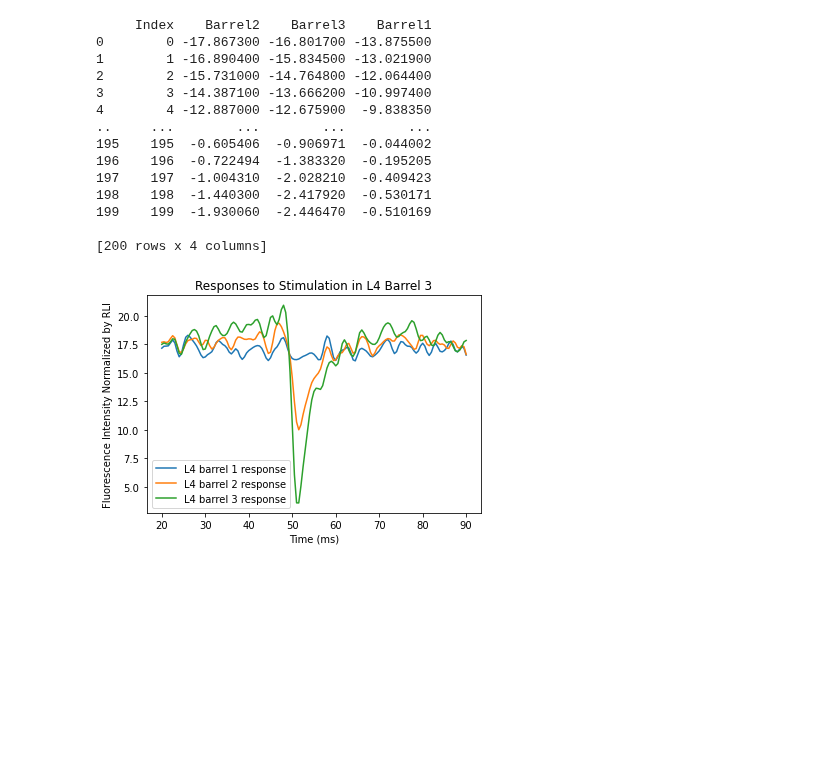
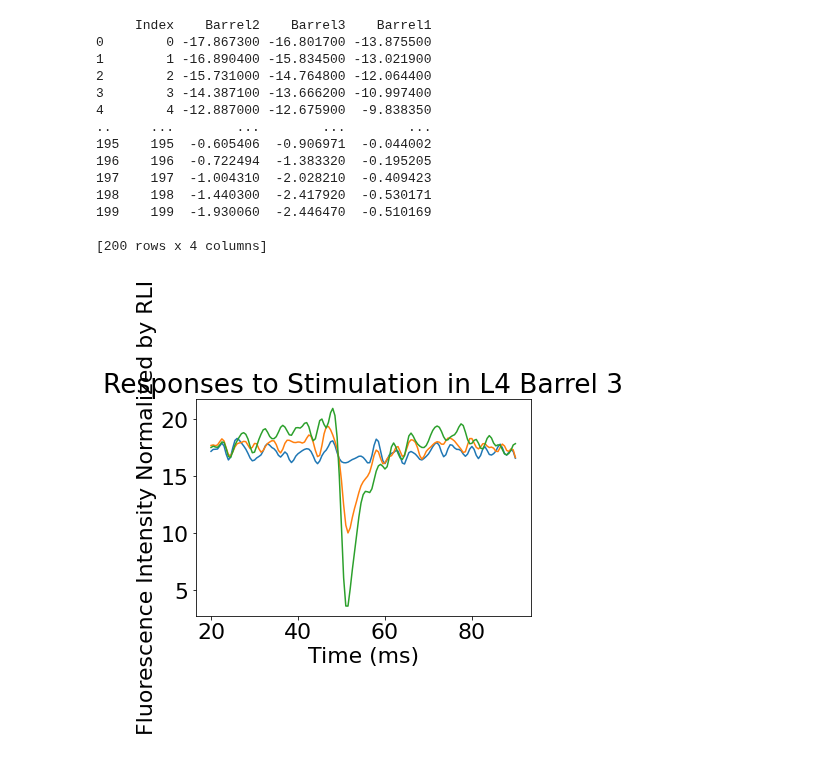
Before and after one commit to john-judge/TSM-to-ZDA, a Jupyter notebook: Fig1_May2023.ipynb, the cells around one changed output. Saved outputs shown, nothing was run; the diff lists cells and outputs as text; code cells hidden in the pictures; blank space fills up the shorter version.

```diff
--- a/Fig1_May2023.ipynb
+++ b/Fig1_May2023.ipynb
@@ -10,6 +10,8 @@ import pandas as pd
 data_dir = "C:/Users/jjudge3/Desktop/Data/mm_full_pipeline_targets/"
 csv_filename_1 = 'velocity_scnn1a_part1_3_7_slice1.csv'
 csv_filename_2 = 'velocity_scnn1a_part1_3_7_slice2.csv'
+plt.rcParams.update({'font.size': 22})
+#plt.rcParams['figure.figsize'] = [20, 12]
 # %%
 df1 = pd.read_csv(data_dir + csv_filename_1)
 df1 = pd.DataFrame(df1)
@@ -212,35 +214,35 @@ plt.clf()
 start_cut = 40
 end_cut = 180
 baseline = 17
 v1 = traces_barrel_1.loc[start_cut:end_cut, ["Barrel1"]] + baseline
 v2 = traces_barrel_1.loc[start_cut:end_cut, ["Barrel2"]] + baseline
 v3 = traces_barrel_1.loc[start_cut:end_cut, ["Barrel3"]] + baseline
 t = [(i+start_cut) * 0.5 for i in range(len(v1))]
 plt.plot(t, v1, label="L4 barrel 1 response")
 plt.plot(t, v2, label="L4 barrel 2 response")
 plt.plot(t, v3, label="L4 barrel 3 response")
-plt.legend()
+# plt.legend()
 plt.xlabel("Time (ms)")
 plt.ylabel("Fluorescence Intensity Normalized by RLI")
 plt.title("Responses to Stimulation in L4 Barrel 3")
 plt.savefig(data_dir + "03-07-23/selected_zda/analysis01_04_02/traces_barrel_3.png")
 plt.show()
 # %% [output]
      Index    Barrel2    Barrel3    Barrel1
 0        0 -17.867300 -16.801700 -13.875500
 1        1 -16.890400 -15.834500 -13.021900
 2        2 -15.731000 -14.764800 -12.064400
 3        3 -14.387100 -13.666200 -10.997400
 4        4 -12.887000 -12.675900  -9.838350
 ..     ...        ...        ...        ...
 195    195  -0.605406  -0.906971  -0.044002
 196    196  -0.722494  -1.383320  -0.195205
 197    197  -1.004310  -2.028210  -0.409423
 198    198  -1.440300  -2.417920  -0.530171
 199    199  -1.930060  -2.446470  -0.510169
 
 [200 rows x 4 columns]
-[figure, old version]
+[figure, new version]
 # %%
 # 3/7 slice 2-1 traces: stim in L3 middle barrel
 traces_barrel_1 = data_dir + "03-07-23/selected_zda/analysis02_01_04/traces_barrels.dat"
```
Also changed, not shown: parts of 5 cells of this notebook, 1 other file.
